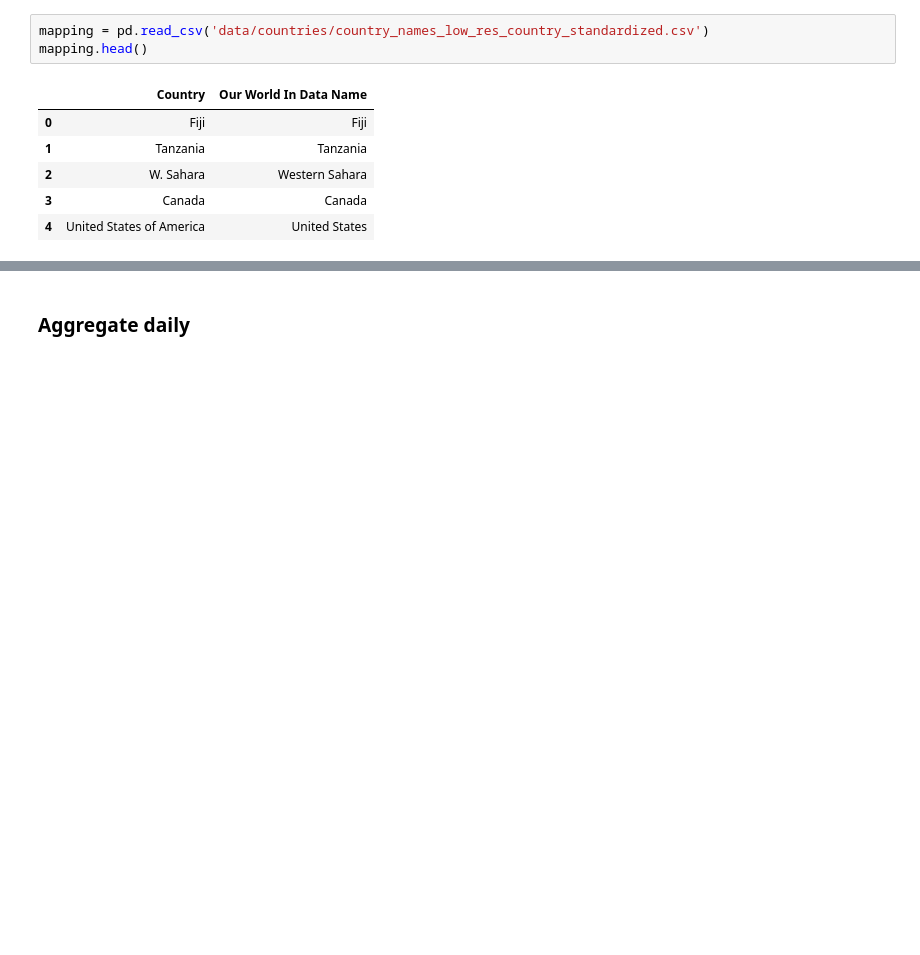
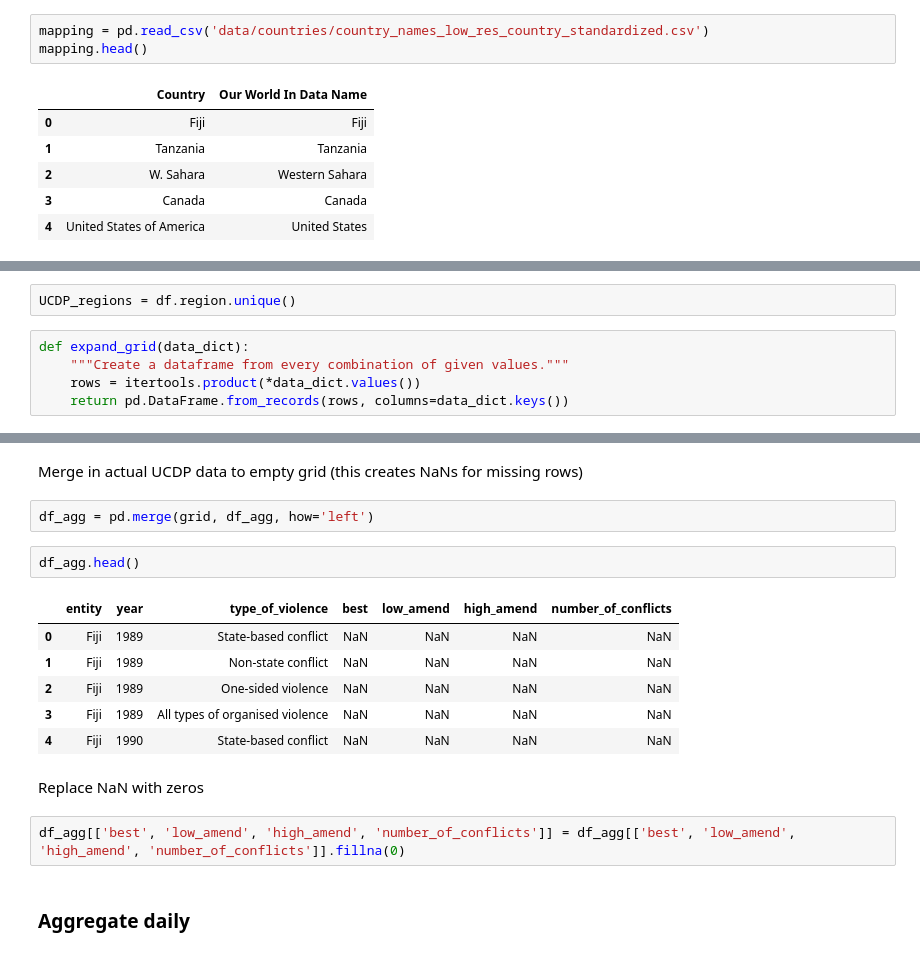
Before and after one commit to owid/notebooks, a Jupyter notebook: JoeHasell/UCDP and PRIO/UCDP_georeferenced/Aggregate.ipynb, the cells around one changed output, grey strips where cells are left out. Saved outputs shown, nothing was run; the diff lists cells and outputs as text; blank space fills up the shorter version.

```diff
--- a/JoeHasell/UCDP and PRIO/UCDP_georeferenced/Aggregate.ipynb
+++ b/JoeHasell/UCDP and PRIO/UCDP_georeferenced/Aggregate.ipynb
@@ -266,0 +243,7 @@ df_grid.head()
+# %%
+UCDP_regions = df.region.unique()
+# %%
+def expand_grid(data_dict):
+    """Create a dataframe from every combination of given values."""
+    rows = itertools.product(*data_dict.values())
+    return pd.DataFrame.from_records(rows, columns=data_dict.keys())
@@ -267,3 +264,20 @@ df_grid.head()
+# %% [markdown]
+Merge in actual UCDP data to empty grid (this creates NaNs for missing rows)
+# %%
+df_agg = pd.merge(grid, df_agg, how='left')
+# %%
+df_agg.head()
+# %% [output]
+|  | entity | year | type_of_violence | best | low_amend | high_amend | number_of_conflicts |
+| 0 | Fiji | 1989 | State-based conflict | NaN | NaN | NaN | NaN |
+| 1 | Fiji | 1989 | Non-state conflict | NaN | NaN | NaN | NaN |
+| 2 | Fiji | 1989 | One-sided violence | NaN | NaN | NaN | NaN |
+| 3 | Fiji | 1989 | All types of organised violence | NaN | NaN | NaN | NaN |
+| 4 | Fiji | 1990 | State-based conflict | NaN | NaN | NaN | NaN |
+# %% [markdown]
+Replace NaN with zeros
+# %%
+df_agg[['best', 'low_amend', 'high_amend', 'number_of_conflicts']] = df_agg[['best', 'low_amend', 'high_amend', 'number_of_conflicts']].fillna(0)
 # %% [markdown]
 ### Aggregate daily
 # %% [markdown]
```
Also changed, not shown: parts of 15 cells of this notebook, 1 other file.
